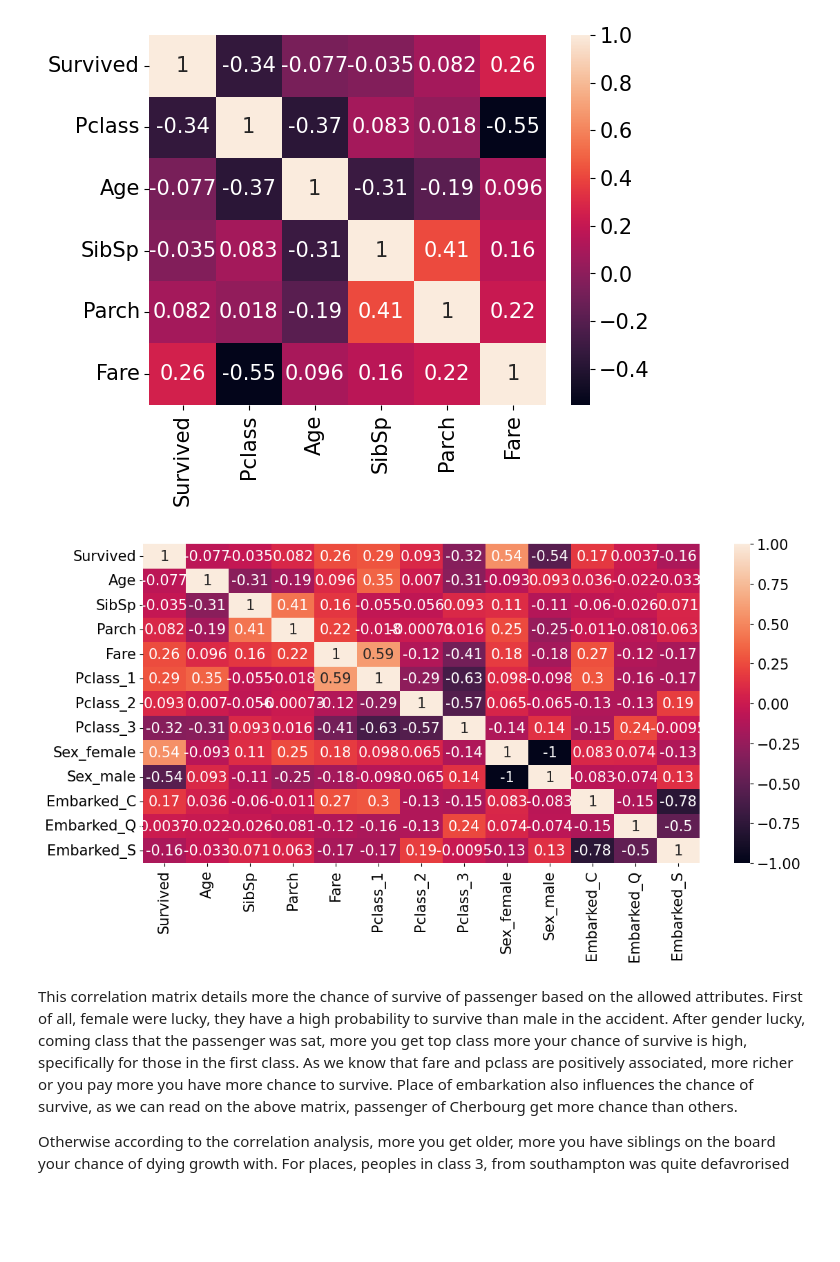
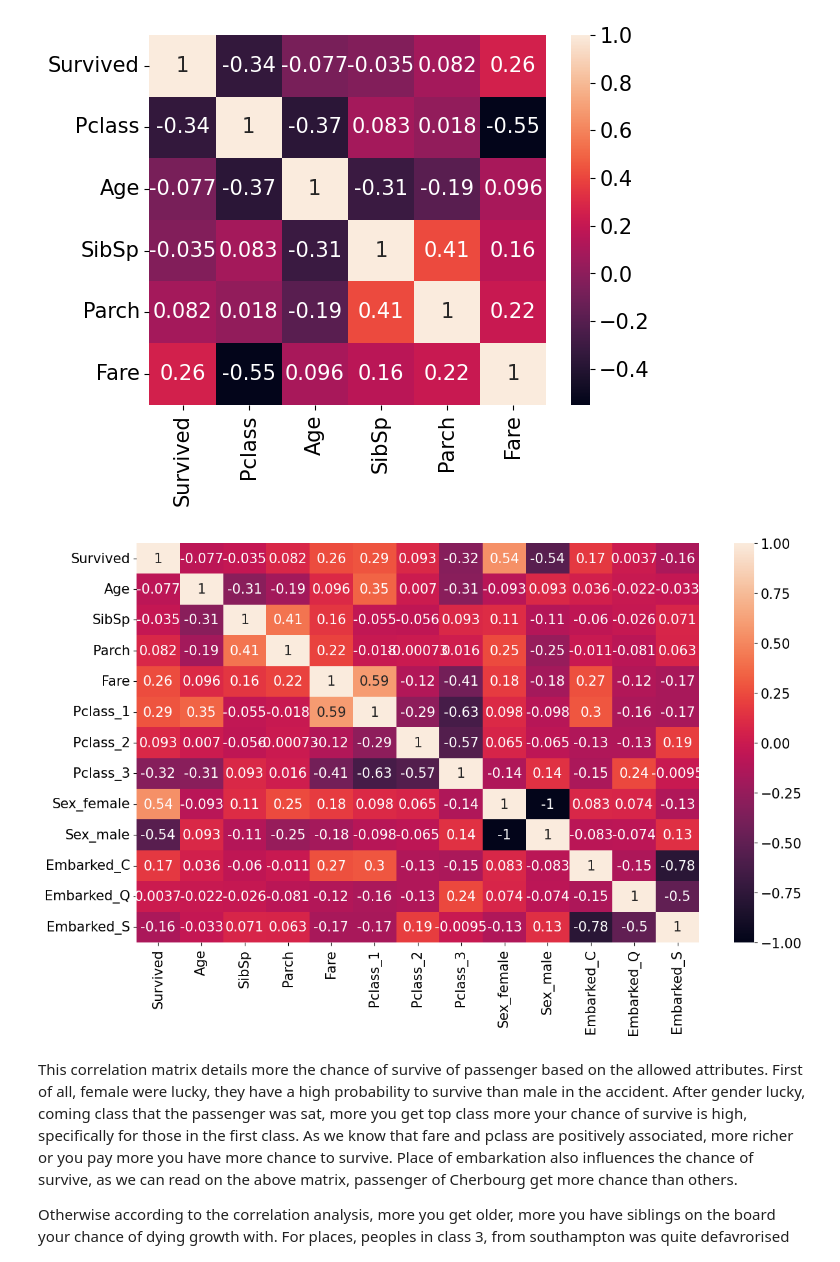
Before and after one commit to kaminosekai54/EDA-TITANIC, a Jupyter notebook: MiniProject 1.ipynb, the cells around one changed output. Cells and saved outputs as stored; diff of their text form; code cells hidden in the pictures; blank space fills up the shorter version.

```diff
--- a/MiniProject 1.ipynb
+++ b/MiniProject 1.ipynb
@@ -164,11 +164,11 @@ train_titanic_numeric=pd.get_dummies(train_titanic.drop(columns=['PassengerId','
 # %%
 corr_quite=train_titanic_numeric.corr()
 
-plt.figure(figsize=(13,6))
+plt.figure(figsize=(14,8))
 sns.heatmap(corr_quite,annot=True)
 plt.show()
 # %% [output]
-[figure, old version]
+[figure, new version]
 # %% [markdown]
 This correlation matrix details more the chance of survive of passenger based on the allowed attributes. First of all, female were lucky, they have a high probability to survive than male in the accident. After gender lucky, coming class that the passenger was sat, more you get top class more your chance of survive is high, specifically for those in the first class. As we know that fare and pclass are positively associated, more richer or you pay more you have more chance to survive. Place of embarkation also influences the chance of survive, as we can read on the above matrix, passenger of Cherbourg get more chance than others.
 
```
